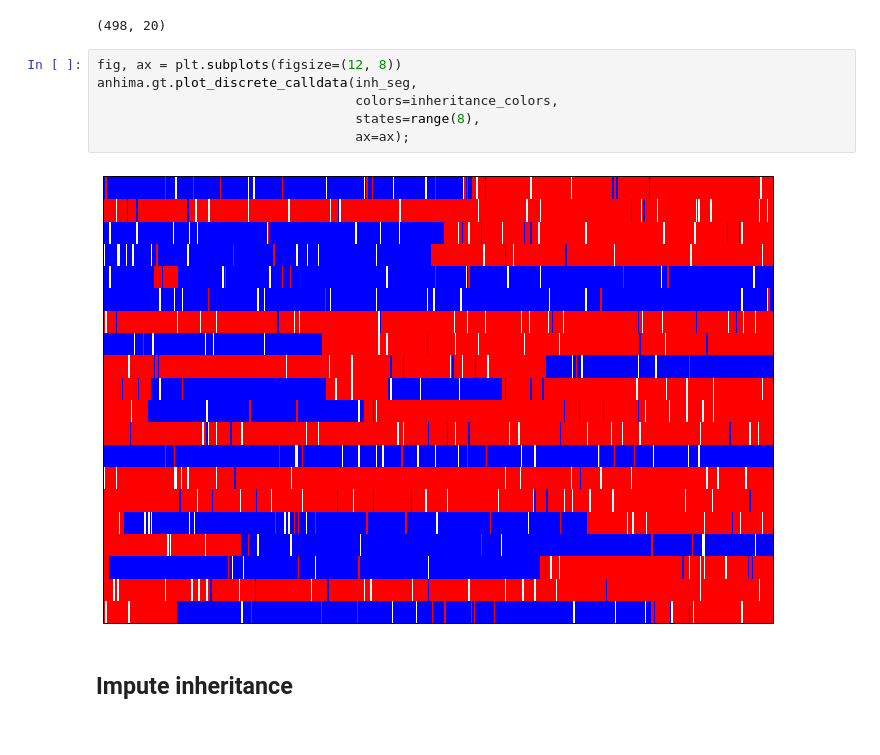
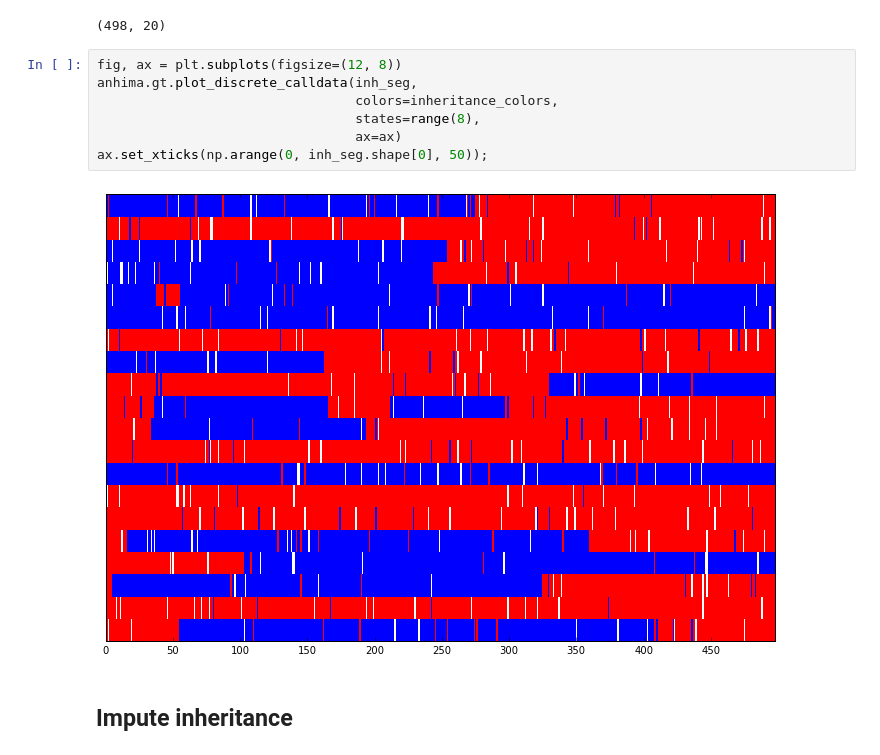
Before and after one commit to alimanfoo/anhima, a Jupyter notebook: examples/ped.ipynb, the cells around one changed output. Saved outputs shown, nothing was run; the diff lists cells and outputs as text.

```diff
--- a/examples/ped.ipynb
+++ b/examples/ped.ipynb
@@ -134,11 +135,12 @@ inh_seg.shape
 # %%
 fig, ax = plt.subplots(figsize=(12, 8))
 anhima.gt.plot_discrete_calldata(inh_seg,
                                  colors=inheritance_colors,
                                  states=range(8),
-                                 ax=ax);
+                                 ax=ax)
+ax.set_xticks(np.arange(0, inh_seg.shape[0], 50));
 # %% [output]
-[figure, old version]
+[figure, new version]
 # %% [markdown]
 ## Impute inheritance
 # %%
```
Also changed, not shown: parts of 16 cells of this notebook, 4 other files.
